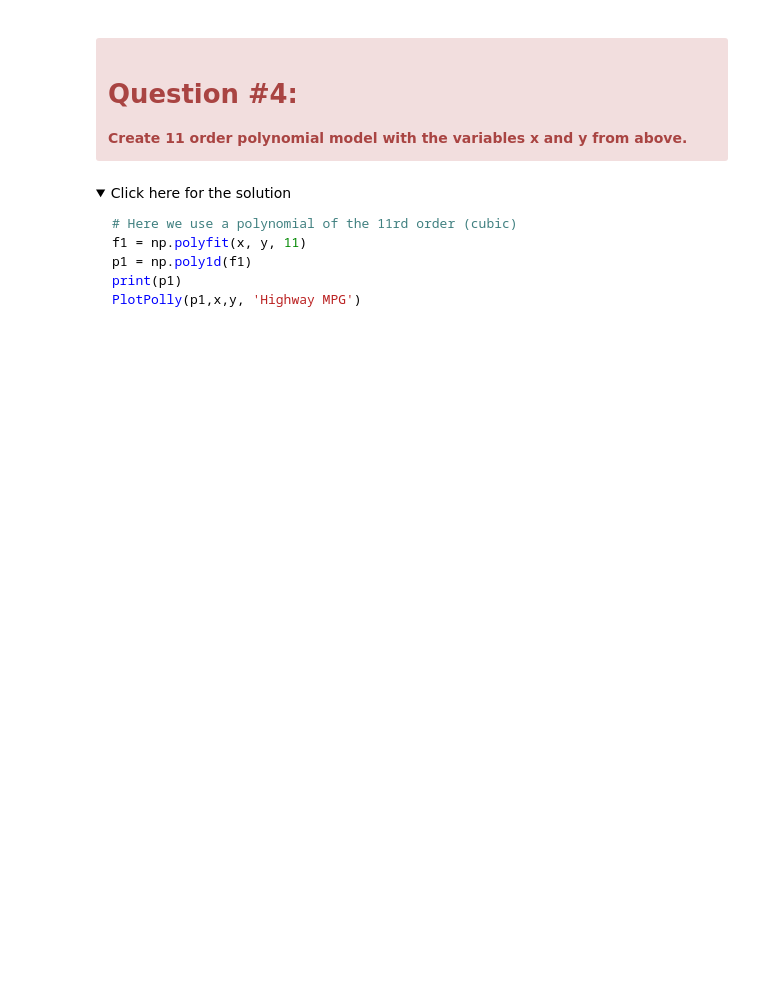
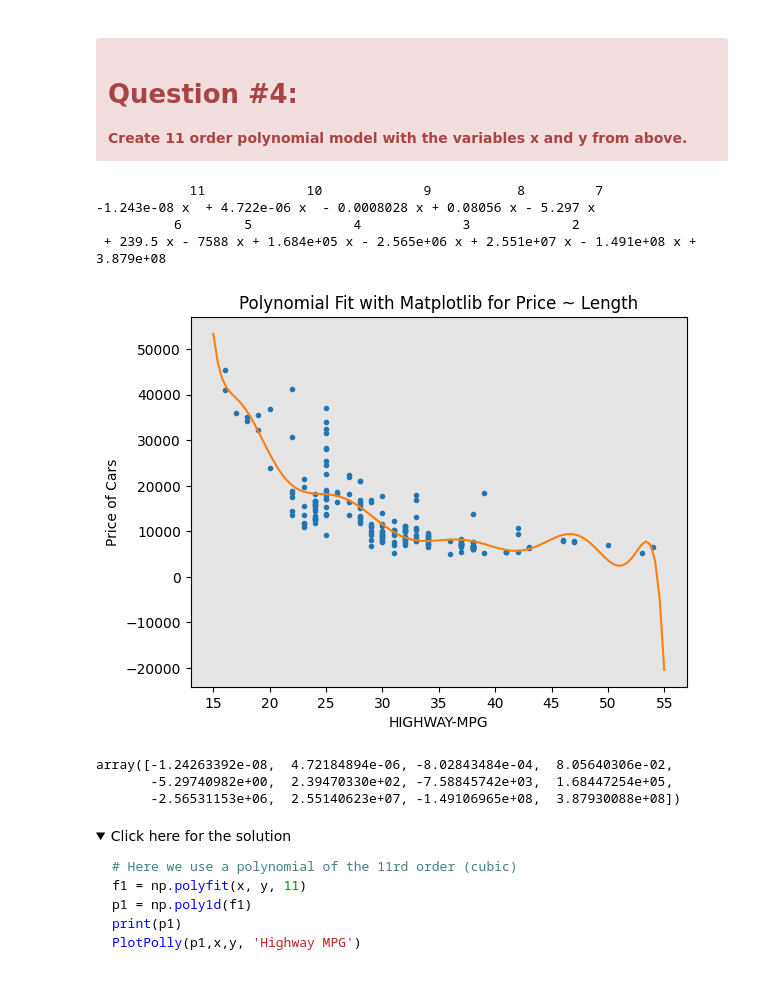
Before and after one commit to sanjaypatel16/de_python-1, a Jupyter notebook: IBMDataAnalysis/4_IBMDeveloperSkillsNetwork-DA0101EN-SkillsNetwork_jupyterlite_files_DA0101EN-4-Review-Model-Development.jupyterlite.ipynb, the cells around one changed output. Saved outputs shown, nothing was run; the diff lists cells and outputs as text; code cells hidden in the pictures; folded sections open; blank space fills up the shorter version.

```diff
--- a/IBMDataAnalysis/4_IBMDeveloperSkillsNetwork-DA0101EN-SkillsNetwork_jupyterlite_files_DA0101EN-4-Review-Model-Development.jupyterlite.ipynb
+++ b/IBMDataAnalysis/4_IBMDeveloperSkillsNetwork-DA0101EN-SkillsNetwork_jupyterlite_files_DA0101EN-4-Review-Model-Development.jupyterlite.ipynb
@@ -606,6 +619,20 @@ np.polyfit(x, y, 3)
 </div>
 # %%
 # Write your code below and press Shift+Enter to execute
+f2 = np.polyfit(x, y, 11)
+p2 = np.poly1d(f2)
+print(p2)
+PlotPolly(p2, x, y, 'HIGHWAY-MPG')
+np.polyfit(x, y, 11)
+# %% [output]
+            11             10             9           8         7
+-1.243e-08 x  + 4.722e-06 x  - 0.0008028 x + 0.08056 x - 5.297 x
+          6        5             4             3             2
+ + 239.5 x - 7588 x + 1.684e+05 x - 2.565e+06 x + 2.551e+07 x - 1.491e+08 x + 3.879e+08
+[figure, added]
+array([-1.24263392e-08,  4.72184894e-06, -8.02843484e-04,  8.05640306e-02,
+       -5.29740982e+00,  2.39470330e+02, -7.58845742e+03,  1.68447254e+05,
+       -2.56531153e+06,  2.55140623e+07, -1.49106965e+08,  3.87930088e+08])
 # %% [markdown]
 <details><summary>Click here for the solution</summary>
 
```
Also changed, not shown: parts of 24 cells of this notebook, 2 other files.
